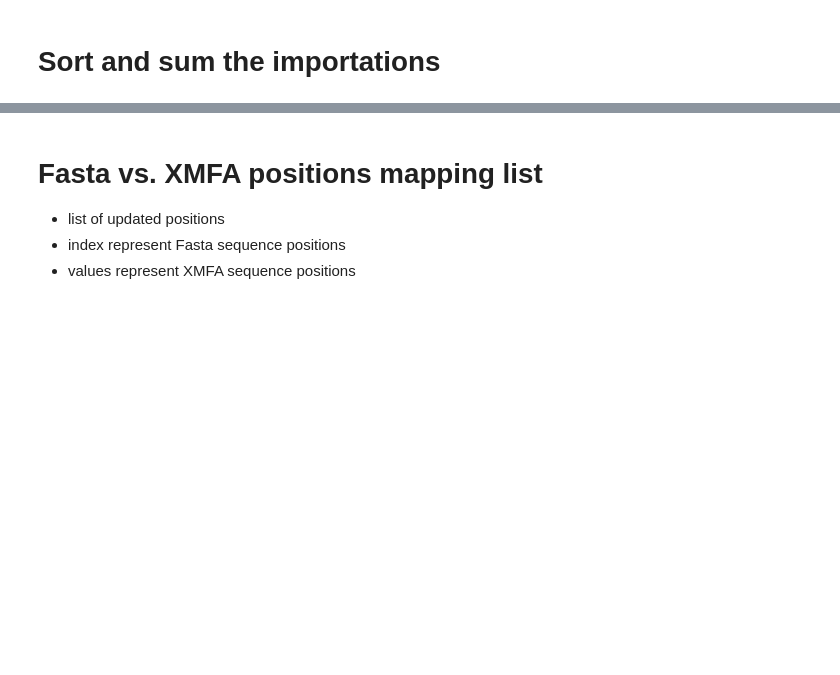
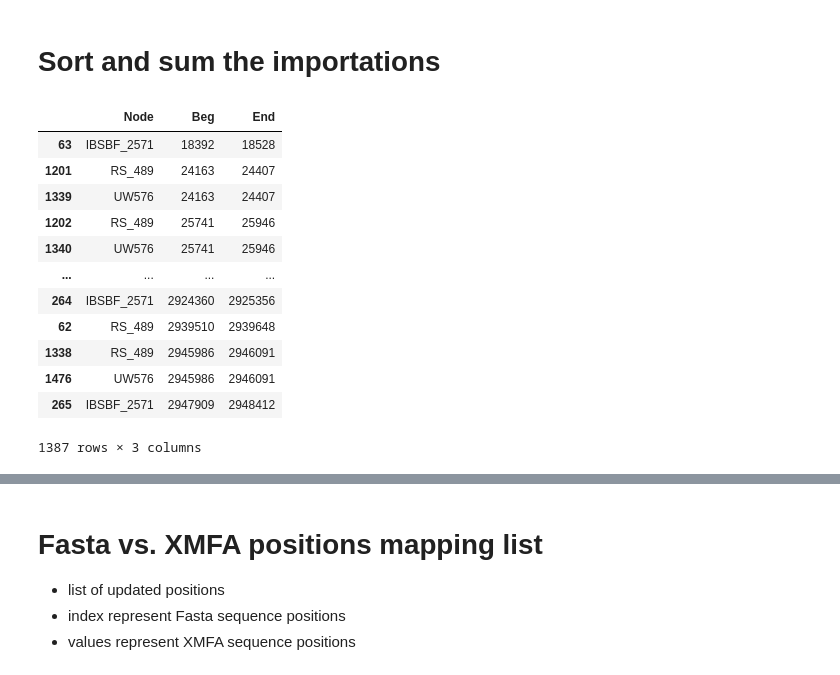
Before and after one commit to DariEv/geneTrack, a Jupyter notebook: scripts/remove_recombinations_from_MSA.ipynb, the cells around one changed output, grey strips where cells are left out. Cells and saved outputs as stored; diff of their text form; code cells hidden in the pictures; blank space fills up the shorter version.

```diff
--- a/scripts/remove_recombinations_from_MSA.ipynb
+++ b/scripts/remove_recombinations_from_MSA.ipynb
@@ -160,7 +180,21 @@ DF length after parent nodes expantion = 1012 ; Must be = 1012
 # Sort and sum the importations
 # %%
 imp_stat = imp_stat.sort_values(by=['Beg', 'End'])
-#imp_stat
+imp_stat
+# %% [output]
+|  | Node | Beg | End |
+| 63 | IBSBF_2571 | 18392 | 18528 |
+| 1201 | RS_489 | 24163 | 24407 |
+| 1339 | UW576 | 24163 | 24407 |
+| 1202 | RS_489 | 25741 | 25946 |
+| 1340 | UW576 | 25741 | 25946 |
+| ... | ... | ... | ... |
+| 264 | IBSBF_2571 | 2924360 | 2925356 |
+| 62 | RS_489 | 2939510 | 2939648 |
+| 1338 | RS_489 | 2945986 | 2946091 |
+| 1476 | UW576 | 2945986 | 2946091 |
+| 265 | IBSBF_2571 | 2947909 | 2948412 |
+1387 rows × 3 columns
 # %%
 beg = imp_stat["Beg"].values.copy()
 end = imp_stat["End"].values.copy()
```
Also changed, not shown: parts of 19 cells of this notebook, 1 other file.
